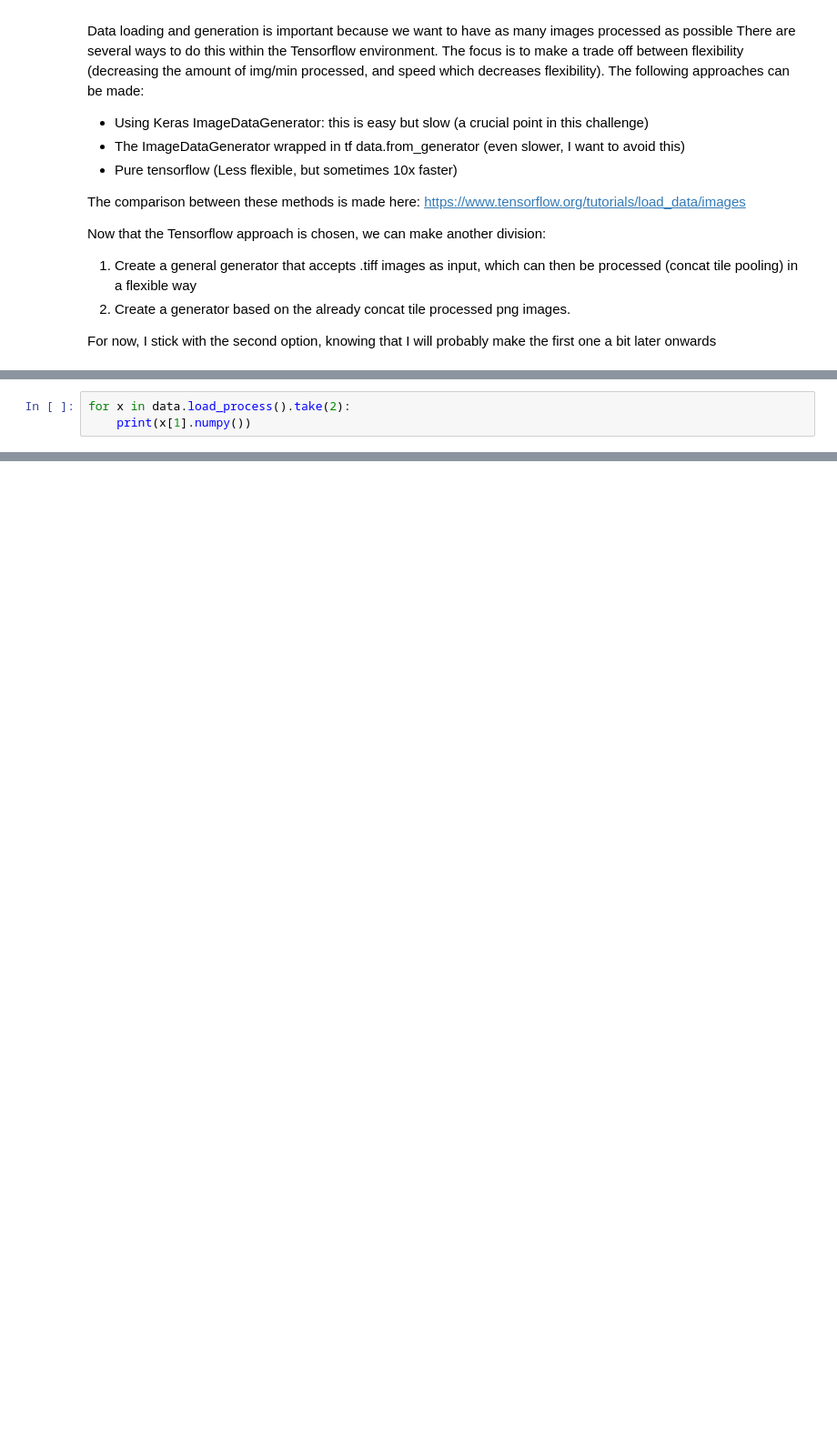
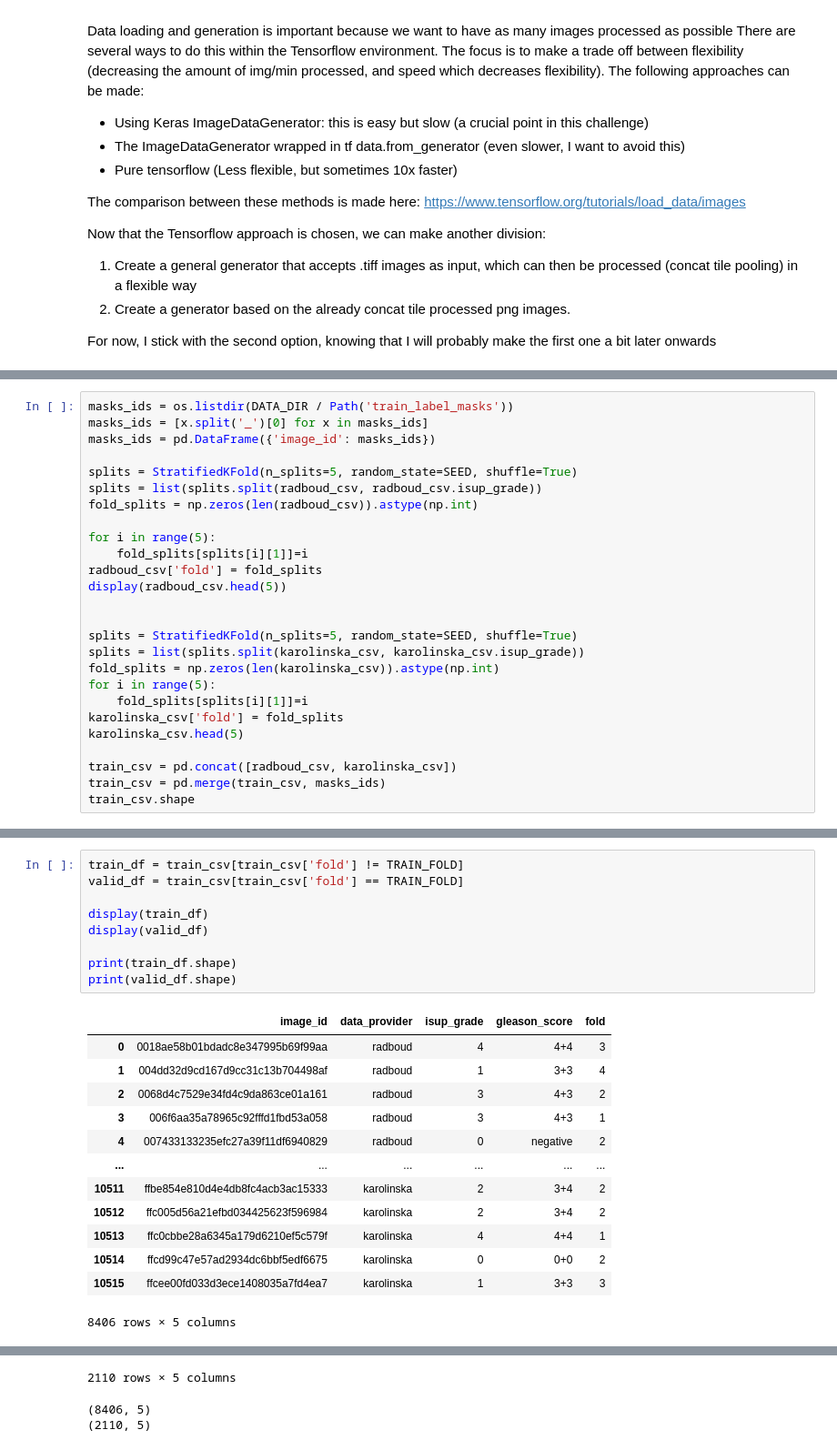
Before and after one commit to stephandooper/panda, a Jupyter notebook: notebooks/Untitled.ipynb, the cells around one changed output, grey strips where cells are left out. Shown at 91% size. Drawn from its saved outputs; the diff is of its cells as text; blank space fills up the shorter version.

```diff
--- a/notebooks/Untitled.ipynb
+++ b/notebooks/Untitled.ipynb
@@ -563,3 +18,0 @@ data.load_process()
-# %%
-for x in data.load_process().take(2):
-    print(x[1].numpy())
@@ -603,0 +99,26 @@ for x in ds.take(1):
+# %%
+masks_ids = os.listdir(DATA_DIR / Path('train_label_masks'))
+masks_ids = [x.split('_')[0] for x in masks_ids]
+masks_ids = pd.DataFrame({'image_id': masks_ids})
+
+splits = StratifiedKFold(n_splits=5, random_state=SEED, shuffle=True)
+splits = list(splits.split(radboud_csv, radboud_csv.isup_grade))
+fold_splits = np.zeros(len(radboud_csv)).astype(np.int)
+
+for i in range(5):
+    fold_splits[splits[i][1]]=i
+radboud_csv['fold'] = fold_splits
+display(radboud_csv.head(5))
+
+
+splits = StratifiedKFold(n_splits=5, random_state=SEED, shuffle=True)
+splits = list(splits.split(karolinska_csv, karolinska_csv.isup_grade))
+fold_splits = np.zeros(len(karolinska_csv)).astype(np.int)
+for i in range(5):
+    fold_splits[splits[i][1]]=i
+karolinska_csv['fold'] = fold_splits
+karolinska_csv.head(5)
+
+train_csv = pd.concat([radboud_csv, karolinska_csv])
+train_csv = pd.merge(train_csv, masks_ids)
+train_csv.shape
@@ -603,0 +146,23 @@ for x in ds.take(1):
+# %%
+train_df = train_csv[train_csv['fold'] != TRAIN_FOLD]
+valid_df = train_csv[train_csv['fold'] == TRAIN_FOLD]
+
+display(train_df)
+display(valid_df)
+
+print(train_df.shape)
+print(valid_df.shape)
+# %% [output]
+|  | image_id | data_provider | isup_grade | gleason_score | fold |
+| 0 | 0018ae58b01bdadc8e347995b69f99aa | radboud | 4 | 4+4 | 3 |
+| 1 | 004dd32d9cd167d9cc31c13b704498af | radboud | 1 | 3+3 | 4 |
+| 2 | 0068d4c7529e34fd4c9da863ce01a161 | radboud | 3 | 4+3 | 2 |
+| 3 | 006f6aa35a78965c92fffd1fbd53a058 | radboud | 3 | 4+3 | 1 |
+| 4 | 007433133235efc27a39f11df6940829 | radboud | 0 | negative | 2 |
+| ... | ... | ... | ... | ... | ... |
+| 10511 | ffbe854e810d4e4db8fc4acb3ac15333 | karolinska | 2 | 3+4 | 2 |
+| 10512 | ffc005d56a21efbd034425623f596984 | karolinska | 2 | 3+4 | 2 |
+| 10513 | ffc0cbbe28a6345a179d6210ef5c579f | karolinska | 4 | 4+4 | 1 |
+| 10514 | ffcd99c47e57ad2934dc6bbf5edf6675 | karolinska | 0 | 0+0 | 2 |
+| 10515 | ffcee00fd033d3ece1408035a7fd4ea7 | karolinska | 1 | 3+3 | 3 |
+8406 rows × 5 columns
@@ -603,0 +181,3 @@ for x in ds.take(1):
+2110 rows × 5 columns
+(8406, 5)
+(2110, 5)
```
Also changed, not shown: parts of 52 cells of this notebook, 6 other files.
